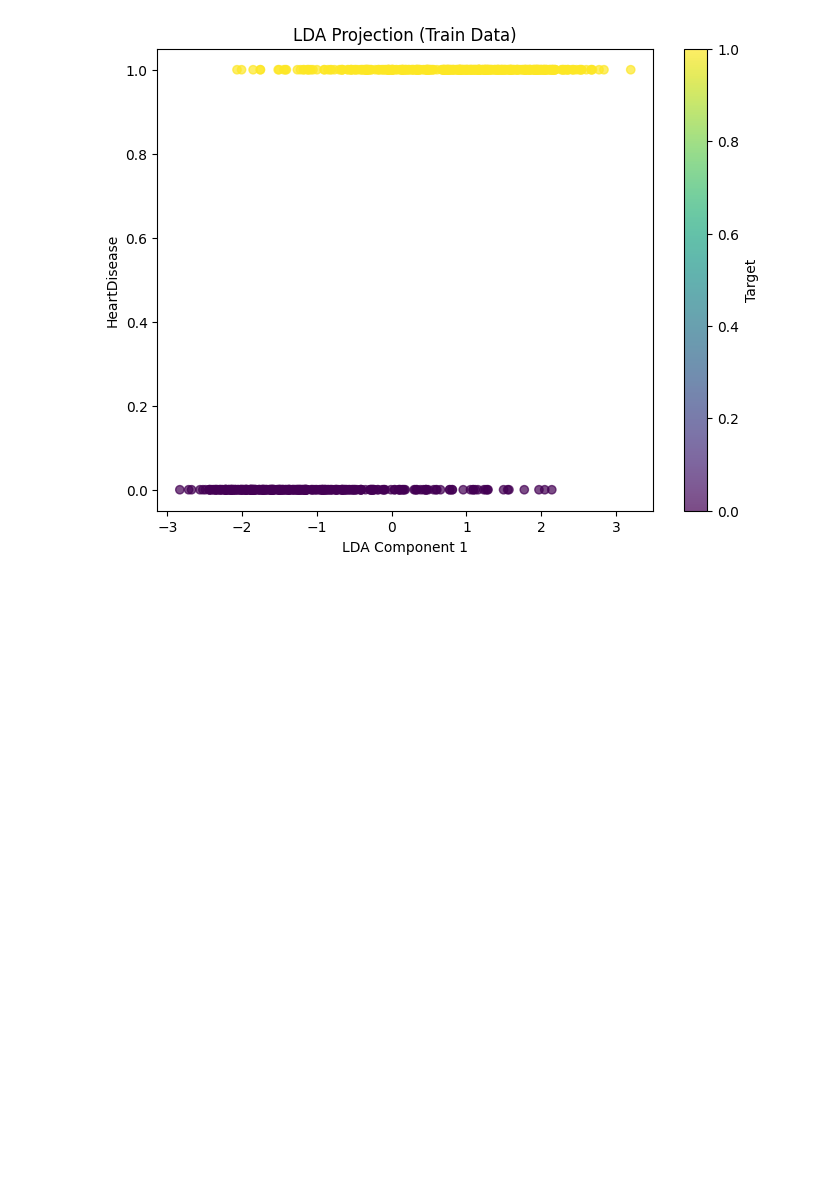
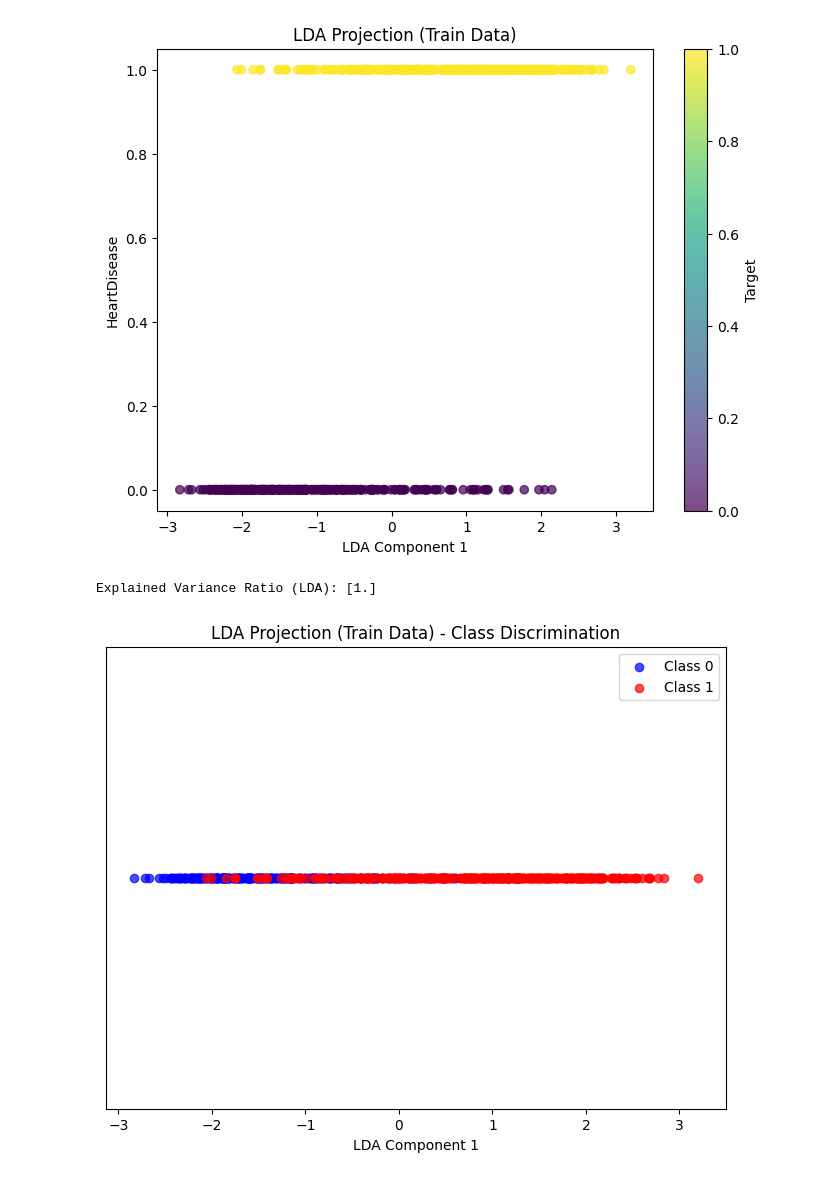
Before and after one commit to mstafahasan/Heart-Failure-Prediction_MLProject, a Jupyter notebook: milestone1_Machine_learning_project.ipynb, the cells around one changed output. Saved outputs shown, nothing was run; the diff lists cells and outputs as text; code cells hidden in the pictures; blank space fills up the shorter version.

```diff
--- a/milestone1_Machine_learning_project.ipynb
+++ b/milestone1_Machine_learning_project.ipynb
@@ -425,0 +473,27 @@ numeric_data = data_encoded.select_dtypes(include=['number'])
+# %%
+lda = LDA(n_components=1)  # Reduce to 1 component
+X_train_lda = lda.fit_transform(X_train_scaled, y_train)
+X_test_lda = lda.transform(X_test_scaled)
+
+# Print explained variance ratio
+print("Explained Variance Ratio (LDA):", lda.explained_variance_ratio_)
+
+# Visualize the reduced dimensions with class discrimination
+plt.figure(figsize=(8, 6))
+
+# Plot the LDA-transformed data with colors for the two classes
+plt.scatter(X_train_lda[y_train == 0], np.zeros_like(X_train_lda[y_train == 0]),
+            color='blue', label='Class 0', alpha=0.7)
+plt.scatter(X_train_lda[y_train == 1], np.zeros_like(X_train_lda[y_train == 1]),
+            color='red', label='Class 1', alpha=0.7)
+
+# Add title and labels
+plt.title('LDA Projection (Train Data) - Class Discrimination')
+plt.xlabel('LDA Component 1')
+plt.yticks([])  # Hide y-axis as it's not needed for 1D projection
+plt.legend()
+
+plt.show()
+# %% [output]
+Explained Variance Ratio (LDA): [1.]
+[figure, added]
```
Also changed, not shown: parts of 4 cells of this notebook, 1 other file.
